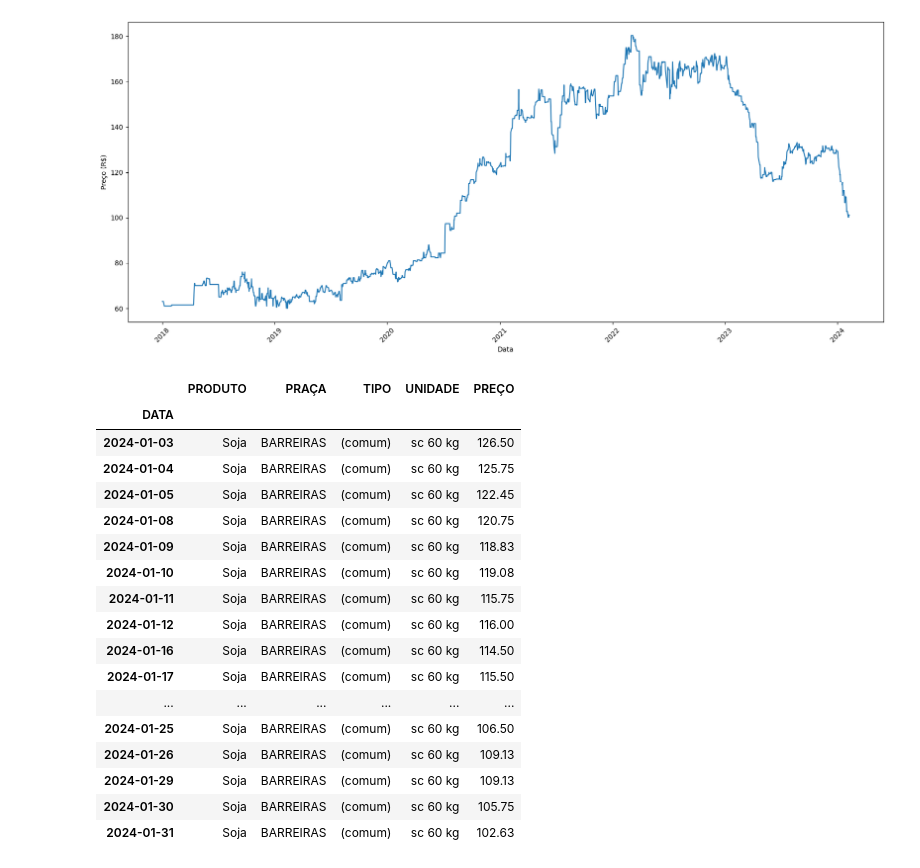
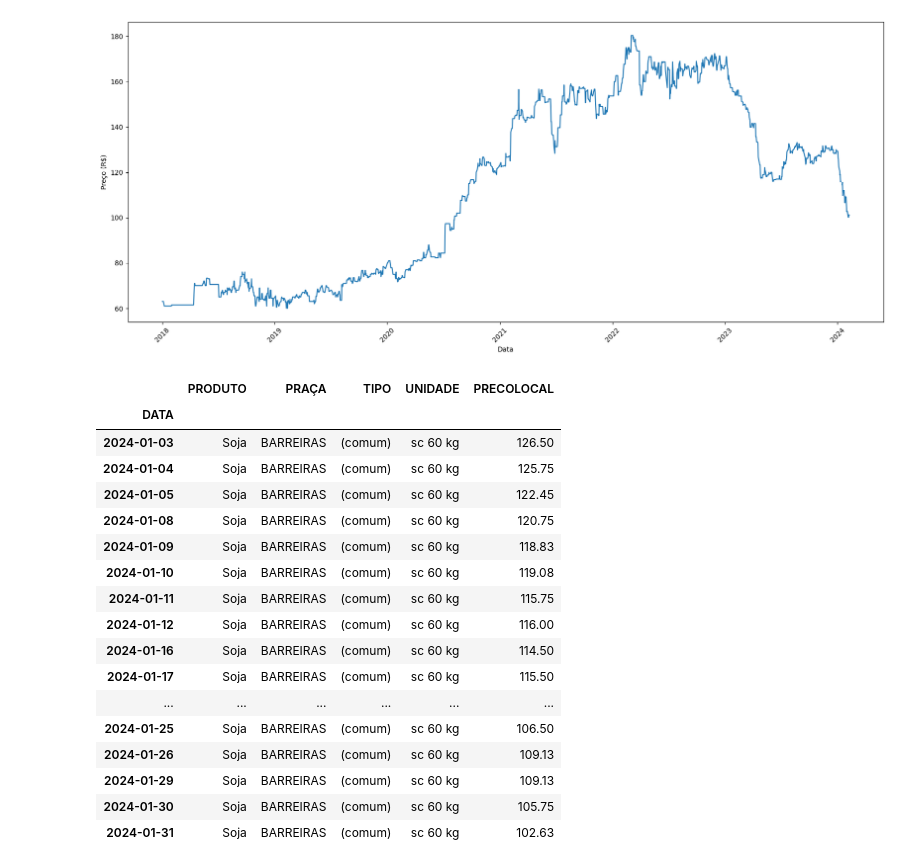
Before and after one commit to vidomirana/Analise-Sincronia-SeriesTemporais-Soja, a Jupyter notebook: Basis_Soja.ipynb, the cells around one changed output. Saved outputs shown, nothing was run; the diff lists cells and outputs as text; code cells hidden in the pictures.

```diff
--- a/Basis_Soja.ipynb
+++ b/Basis_Soja.ipynb
@@ -81,9 +81,10 @@ plt.show()
 [figure]
 # %%
 soja_df.dropna(subset=['PREÇO'],inplace=True)
+soja_df = soja_df.rename(columns={'PREÇO':'PRECOLOCAL'})
 soja_df.iloc[1450:1470]
 # %% [output]
-|  | PRODUTO | PRAÇA | TIPO | UNIDADE | PREÇO |
+|  | PRODUTO | PRAÇA | TIPO | UNIDADE | PRECOLOCAL |
 | DATA |  |  |  |  |  |
 | 2024-01-03 | Soja | BARREIRAS | (comum) | sc 60 kg | 126.50 |
 | 2024-01-04 | Soja | BARREIRAS | (comum) | sc 60 kg | 125.75 |
```
Also changed, not shown: parts of 6 cells of this notebook, 2 other files.
